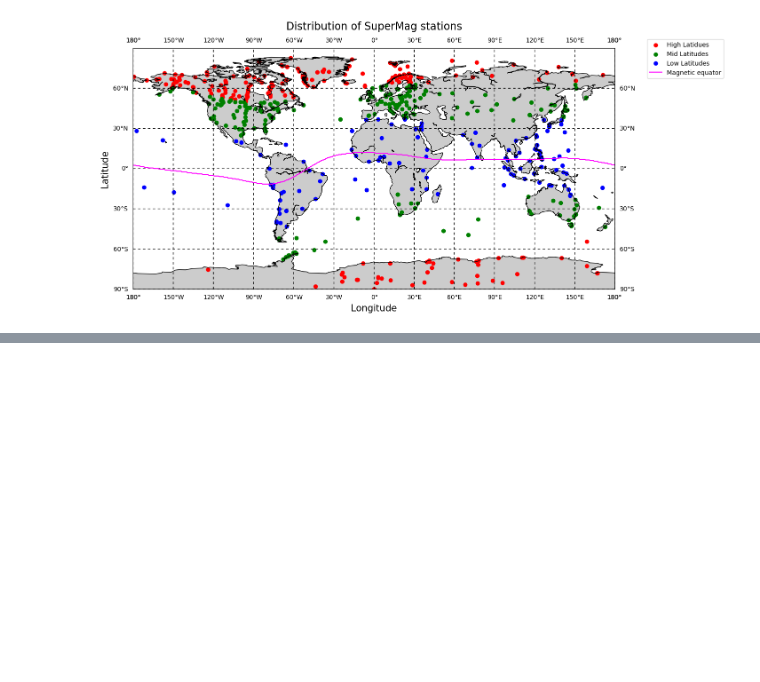
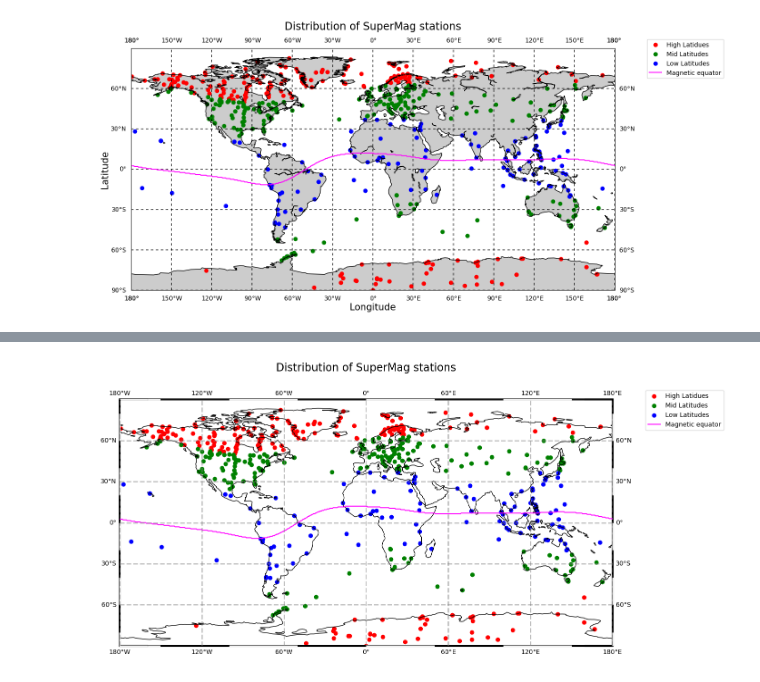
Before and after one commit to zemarchezi/SuperMAG-availability, a Jupyter notebook: SuperMAG_plot_map.ipynb, the cells around one changed output, grey strips where cells are left out. Drawn from its saved outputs; the diff is of its cells as text; code cells hidden in the pictures; blank space fills up the shorter version.

Commit message:
New PLots

```diff
--- a/SuperMAG_plot_map.ipynb
+++ b/SuperMAG_plot_map.ipynb
@@ -163,0 +208,38 @@ plt.savefig("good_locs.png", bbox_inches='tight')
+# %%
+import cartopy.crs as ccrs
+import matplotlib.pyplot as plt
+from cartopy.mpl.gridliner import LONGITUDE_FORMATTER, LATITUDE_FORMATTER
+
+crs = ccrs.PlateCarree(central_longitude=0)
+
+fig = plt.figure(figsize=(14, 14))
+ax = fig.add_subplot(projection=crs)
+
+ax.coastlines()
+ax.set_extent((-180, 180, -90, 90))
+# ax.set_xticks((-180, -180, -90, -90))
+# ax.set_yticks((25, 30, 35, 40))
+
+add_zebra_frame(ax, crs=crs)
+
+gl = ax.gridlines(crs=crs, draw_labels=True,
+                  linewidth=2, color='gray', alpha=0.5, linestyle='--')
+
+gl.xformatter = LONGITUDE_FORMATTER
+gl.yformatter = LATITUDE_FORMATTER
+
+# ax.gridlines(draw_labels=True, dms=True, x_inline=False, y_inline=False)
+
+# ax.clabel(CS, inline=True, fontsize=10)#, manual=manual_locations)
+# ax.scatter(all_stations["GLongg"].values, all_stations["GLAT"].values, c="red")
+ax.scatter(high_lats["GLongg"].values, high_lats["GLAT"].values, c="red", label="High Latidues")
+ax.scatter(mid_lats["GLongg"].values, mid_lats["GLAT"].values, c="green", label="Mid Latitudes")
+ax.scatter(low_lats["GLongg"].values, low_lats["GLAT"].values, c="blue", label="Low Latitudes")
+ax.plot(xspace,euator, color="magenta",label="Magnetic equator")
+
+ax.legend(bbox_to_anchor=(1.06, 1.05))# ax.set_xlim(-180,180)
+
+plt.title(f"Distribution of SuperMag stations", fontsize=17, pad=30)
+plt.savefig("good_locs.png", bbox_inches='tight')
+# %% [output]
+[figure, added]
```
Also changed, not shown: parts of 3 cells of this notebook, 1 other file.
